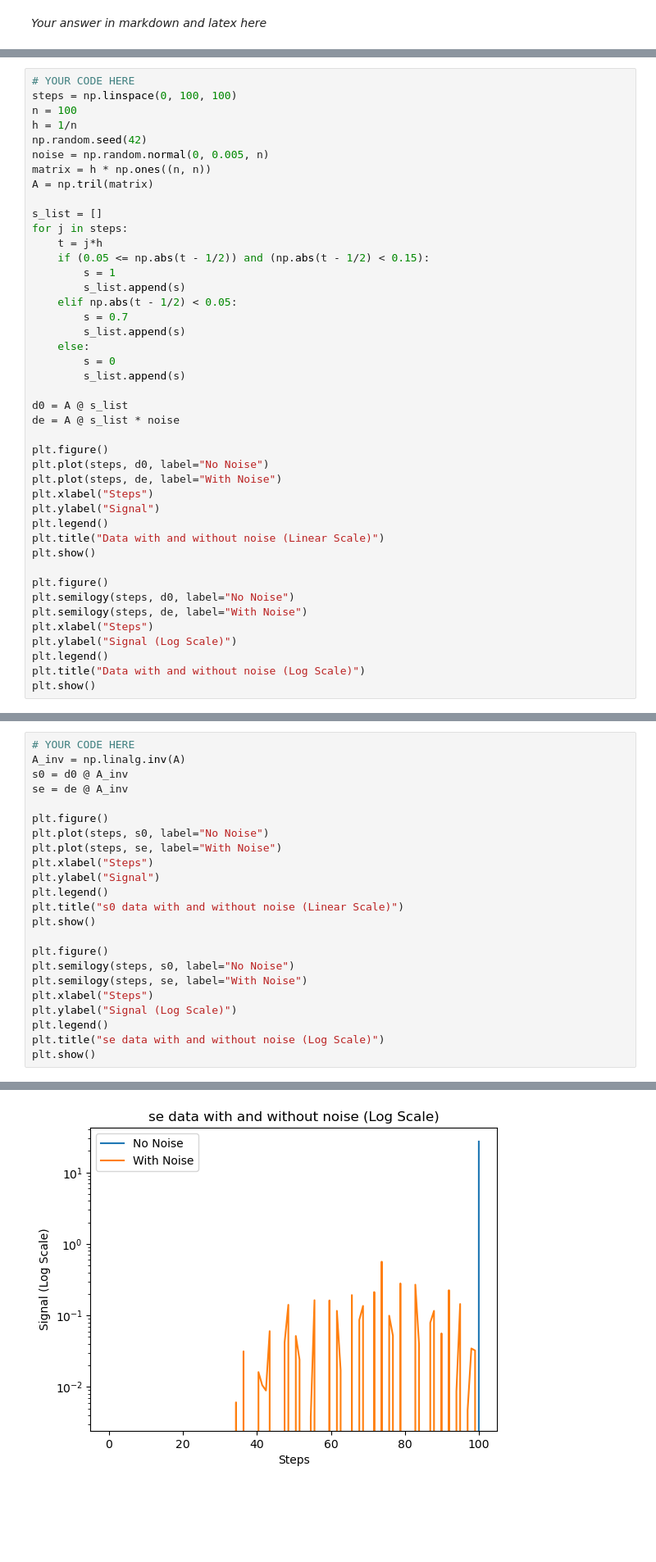
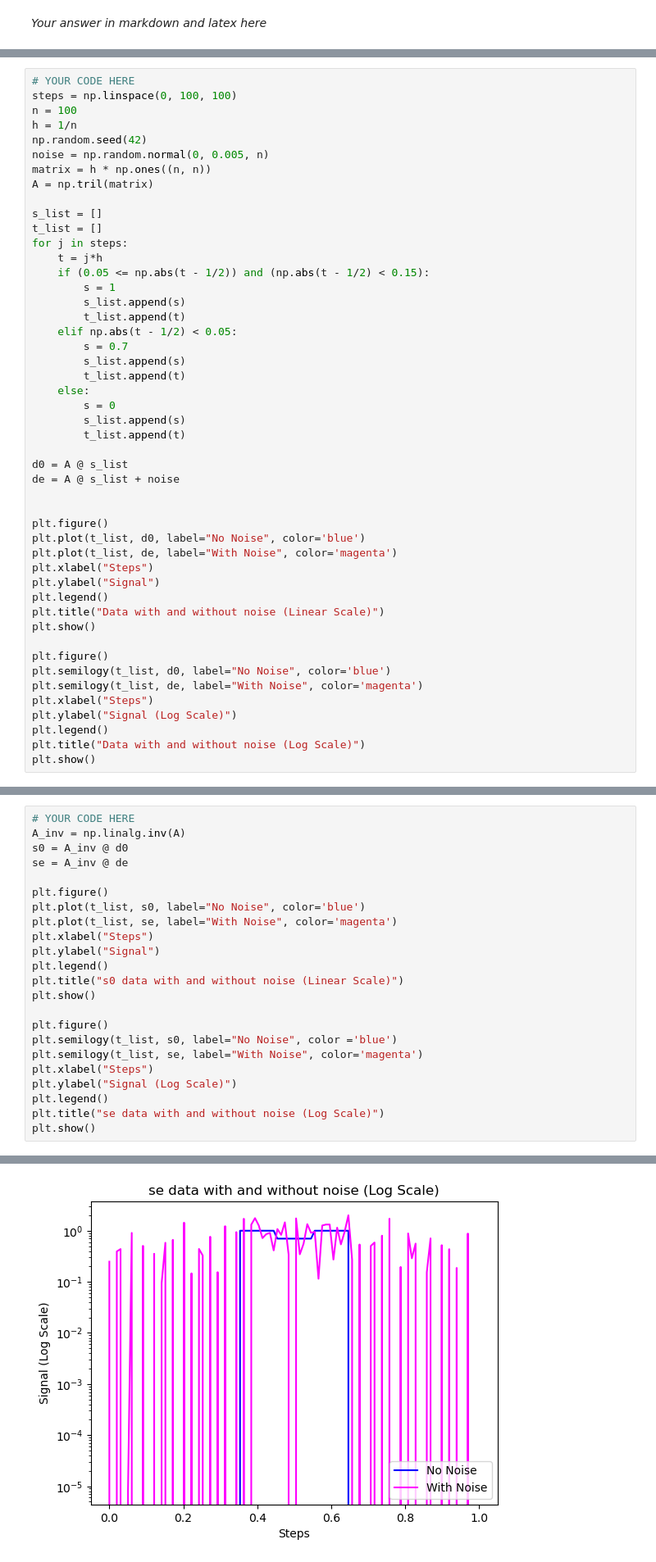
Before and after one commit to zoeazra/NumAlg, a Jupyter notebook: hw2.ipynb, the cells around one changed output, grey strips where cells are left out. Shown at 82% size. Cells and saved outputs as stored; diff of their text form; blank space fills up the shorter version.

```diff
--- a/hw2.ipynb
+++ b/hw2.ipynb
@@ -141,24 +141,29 @@ matrix = h * np.ones((n, n))
 A = np.tril(matrix)
 
 s_list = []
+t_list = []
 for j in steps:
     t = j*h
     if (0.05 <= np.abs(t - 1/2)) and (np.abs(t - 1/2) < 0.15):
         s = 1
         s_list.append(s)
+        t_list.append(t)
     elif np.abs(t - 1/2) < 0.05:
         s = 0.7
         s_list.append(s)
+        t_list.append(t)
     else:
         s = 0
         s_list.append(s)
+        t_list.append(t)
 
 d0 = A @ s_list
-de = A @ s_list * noise
+de = A @ s_list + noise
+
 
 plt.figure()
-plt.plot(steps, d0, label="No Noise")
-plt.plot(steps, de, label="With Noise")
+plt.plot(t_list, d0, label="No Noise", color='blue')
+plt.plot(t_list, de, label="With Noise", color='magenta')
 plt.xlabel("Steps")
 plt.ylabel("Signal")
 plt.legend()
@@ -166,8 +171,8 @@ plt.title("Data with and without noise (Linear Scale)")
 plt.show()
 
 plt.figure()
-plt.semilogy(steps, d0, label="No Noise")
-plt.semilogy(steps, de, label="With Noise")
+plt.semilogy(t_list, d0, label="No Noise", color='blue')
+plt.semilogy(t_list, de, label="With Noise", color='magenta')
 plt.xlabel("Steps")
 plt.ylabel("Signal (Log Scale)")
 plt.legend()
@@ -185,12 +197,12 @@ You may use a library routine for matrix inversion/solving a linear system.
 # %%
 # YOUR CODE HERE
 A_inv = np.linalg.inv(A)
-s0 = d0 @ A_inv
-se = de @ A_inv
+s0 = A_inv @ d0
+se = A_inv @ de
 
 plt.figure()
-plt.plot(steps, s0, label="No Noise")
-plt.plot(steps, se, label="With Noise")
+plt.plot(t_list, s0, label="No Noise", color='blue')
+plt.plot(t_list, se, label="With Noise", color='magenta')
 plt.xlabel("Steps")
 plt.ylabel("Signal")
 plt.legend()
@@ -198,8 +210,8 @@ plt.title("s0 data with and without noise (Linear Scale)")
 plt.show()
 
 plt.figure()
-plt.semilogy(steps, s0, label="No Noise")
-plt.semilogy(steps, se, label="With Noise")
+plt.semilogy(t_list, s0, label="No Noise", color ='blue')
+plt.semilogy(t_list, se, label="With Noise", color='magenta')
 plt.xlabel("Steps")
 plt.ylabel("Signal (Log Scale)")
 plt.legend()
@@ -210,4 +222,4 @@ plt.show()
-[figure, old version]
+[figure, new version]
 # %% [markdown]
 ## (c)
 One way to address the issue just observed is by truncated SVD regularization. Suppose $A = U \Sigma V^T$ is the singular value decomposition of $A$.
```
Also changed, not shown: parts of 4 cells of this notebook.
